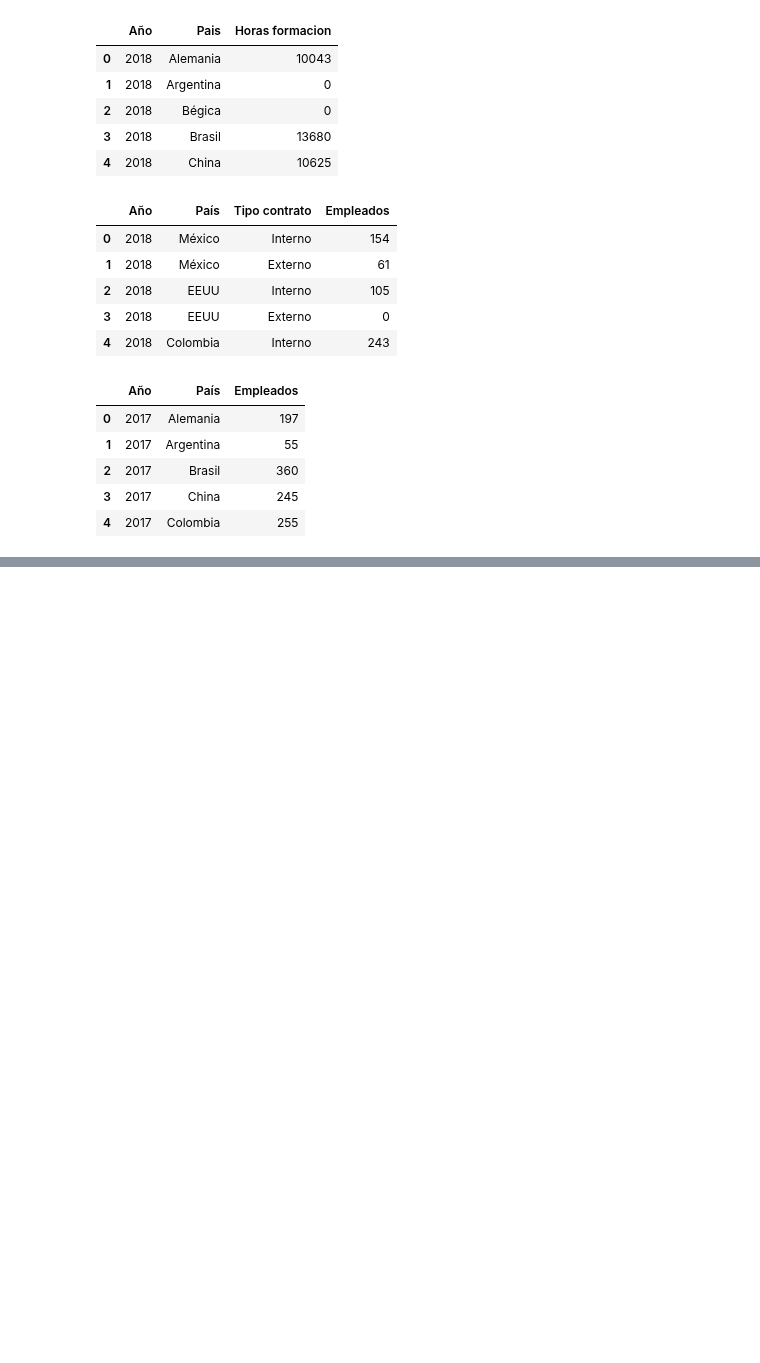
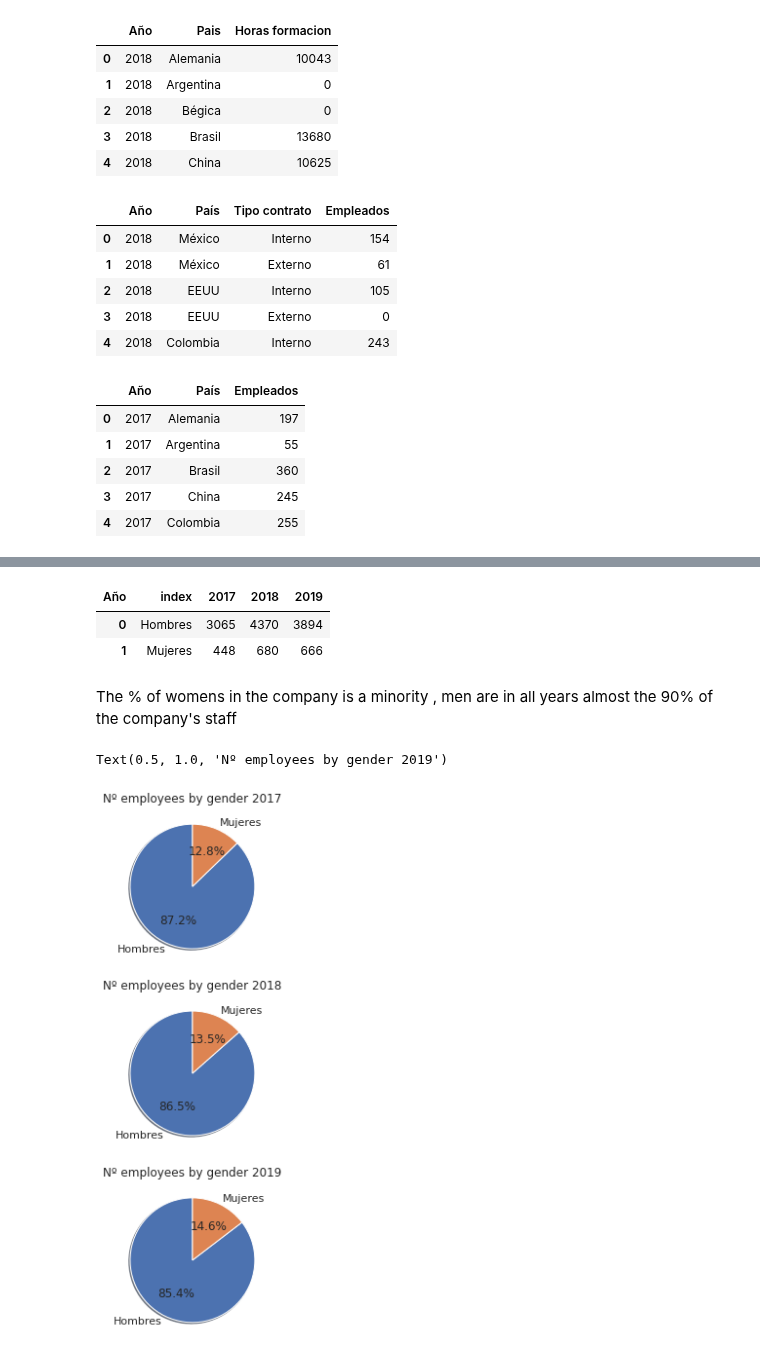
Before and after one commit to sarasabino/Accident_Rate_Project, a Jupyter notebook: Src/Notebooks/02_Exploratory_Staff_data.ipynb, the cells around one changed output, grey strips where cells are left out. Drawn from its saved outputs; the diff is of its cells as text; code cells hidden in the pictures; blank space fills up the shorter version.

```diff
--- a/Src/Notebooks/02_Exploratory_Staff_data.ipynb
+++ b/Src/Notebooks/02_Exploratory_Staff_data.ipynb
@@ -154,0 +181,2 @@ Text(0.5, 1.0, 'Nº employees 2019')
+# %%
+staff_gender= int_empl_gender.groupby('Año').agg('sum')
@@ -154,0 +191,29 @@ Text(0.5, 1.0, 'Nº employees 2019')
+# %%
+staff_gender_t = staff_gender.T
+staff_gender_t= staff_gender_t.reset_index()
+staff_gender_t
+# %% [output]
+| Año | index | 2017 | 2018 | 2019 |
+| 0 | Hombres | 3065 | 4370 | 3894 |
+| 1 | Mujeres | 448 | 680 | 666 |
+# %% [markdown]
+The % of womens in the company is a minority , men are in all years almost the 90% of the company's staff
+# %%
+fig, axs = plt.subplots(3, 1, figsize=(15,10))
+
+
+
+axs[0].pie(staff_gender_t[2017], labels=staff_gender_t['index'],autopct='%1.1f%%',
+        shadow=True, startangle=90)
+axs[0].set_title('Nº employees by gender 2017')
+
+axs[1].pie(staff_gender_t[2018], labels=staff_gender_t['index'],autopct='%1.1f%%',
+        shadow=True, startangle=90)
+axs[1].set_title('Nº employees by gender 2018')
+
+axs[2].pie(staff_gender_t[2019], labels=staff_gender_t['index'], autopct='%1.1f%%',
+        shadow=True, startangle=90)
+axs[2].set_title('Nº employees by gender 2019')
+# %% [output]
+Text(0.5, 1.0, 'Nº employees by gender 2019')
+[figure, added]
```
Also changed, not shown: parts of 32 cells of this notebook.
